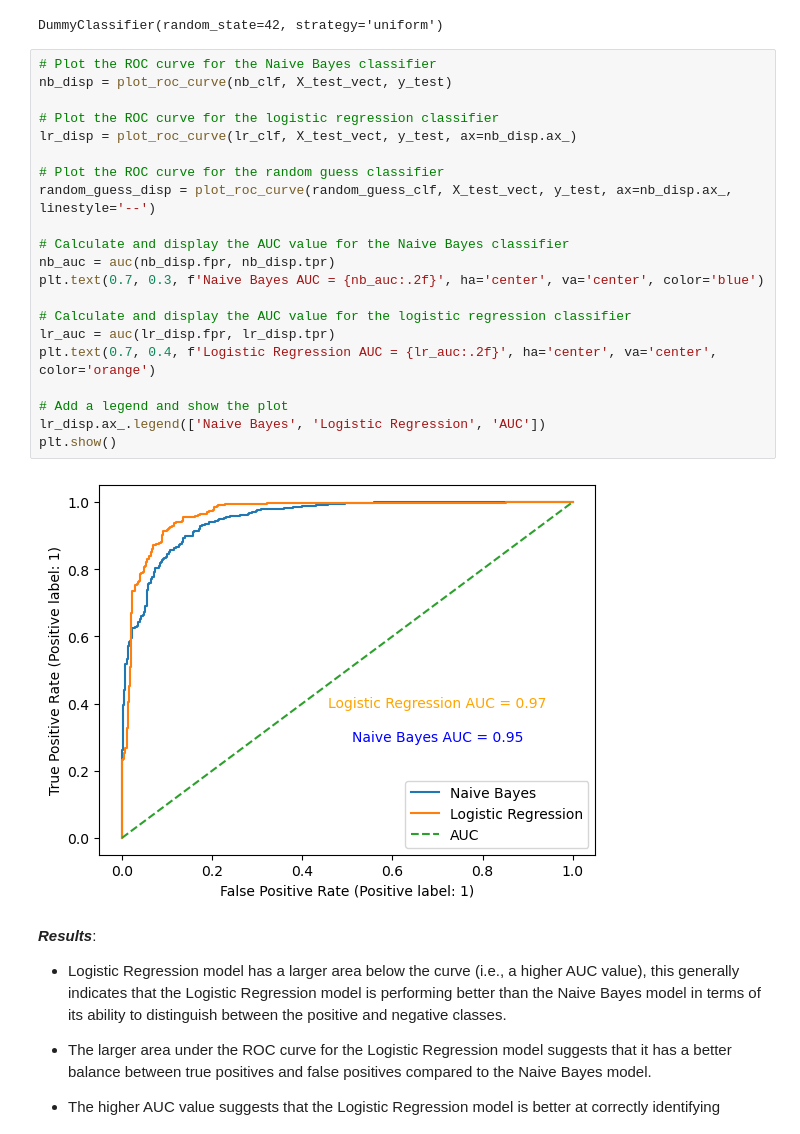
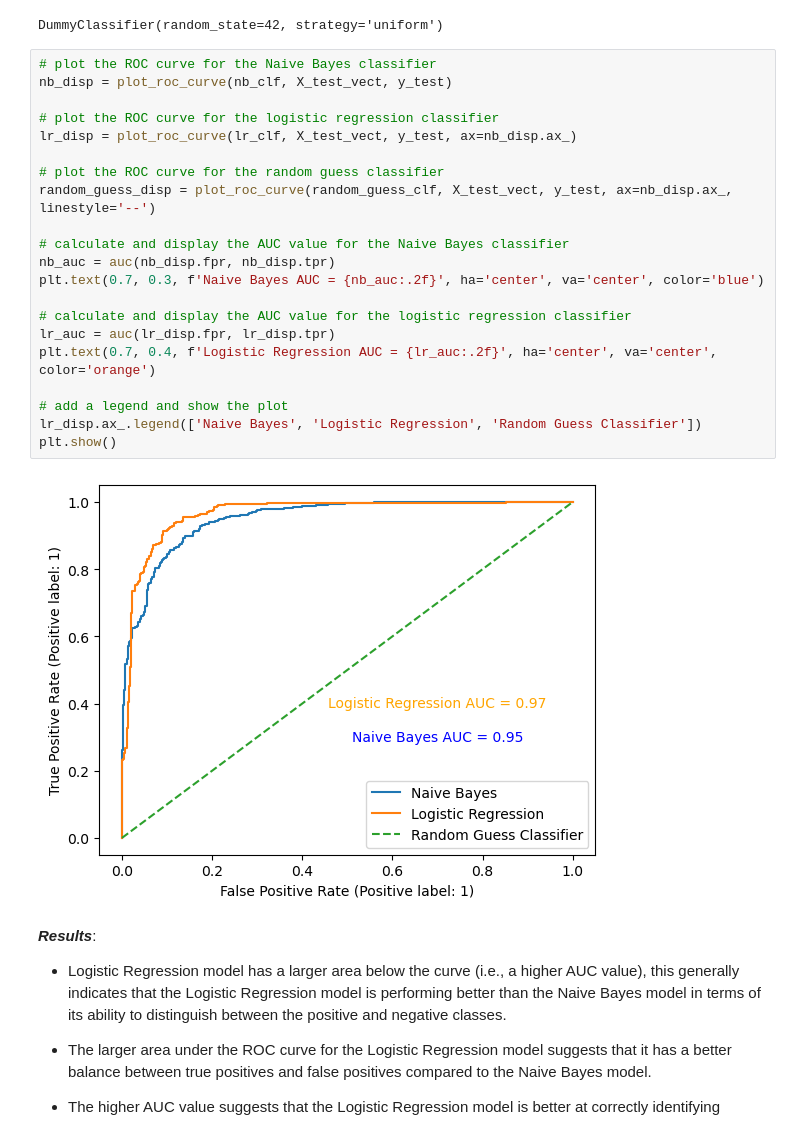
Before and after one commit to nicholas-khoo/Subreddit-Natural-Language-Processing-Binary-Classification, a Jupyter notebook: code/03_ML.ipynb, the cells around one changed output. Cells and saved outputs as stored; diff of their text form.

```diff
--- a/code/03_ML.ipynb
+++ b/code/03_ML.ipynb
@@ -380,28 +384,28 @@ random_guess_clf.fit(X_train_vect, y_train)
 # %% [output]
 DummyClassifier(random_state=42, strategy='uniform')
 # %%
-# Plot the ROC curve for the Naive Bayes classifier
+# plot the ROC curve for the Naive Bayes classifier
 nb_disp = plot_roc_curve(nb_clf, X_test_vect, y_test)
 
-# Plot the ROC curve for the logistic regression classifier
+# plot the ROC curve for the logistic regression classifier
 lr_disp = plot_roc_curve(lr_clf, X_test_vect, y_test, ax=nb_disp.ax_)
 
-# Plot the ROC curve for the random guess classifier
+# plot the ROC curve for the random guess classifier
 random_guess_disp = plot_roc_curve(random_guess_clf, X_test_vect, y_test, ax=nb_disp.ax_, linestyle='--')
 
-# Calculate and display the AUC value for the Naive Bayes classifier
+# calculate and display the AUC value for the Naive Bayes classifier
 nb_auc = auc(nb_disp.fpr, nb_disp.tpr)
 plt.text(0.7, 0.3, f'Naive Bayes AUC = {nb_auc:.2f}', ha='center', va='center', color='blue')
 
-# Calculate and display the AUC value for the logistic regression classifier
+# calculate and display the AUC value for the logistic regression classifier
 lr_auc = auc(lr_disp.fpr, lr_disp.tpr)
 plt.text(0.7, 0.4, f'Logistic Regression AUC = {lr_auc:.2f}', ha='center', va='center', color='orange')
 
-# Add a legend and show the plot
-lr_disp.ax_.legend(['Naive Bayes', 'Logistic Regression', 'AUC'])
+# add a legend and show the plot
+lr_disp.ax_.legend(['Naive Bayes', 'Logistic Regression', 'Random Guess Classifier'])
 plt.show()
 # %% [output]
-[figure, old version]
+[figure, new version]
 # %% [markdown]
 ***Results***:</br>
 - Logistic Regression model has a larger area below the curve (i.e., a higher AUC value), this generally indicates that the Logistic Regression model is performing better than the Naive Bayes model in terms of its ability to distinguish between the positive and negative classes.
```
Also changed, not shown: parts of 1 cell of this notebook, 2 other files.
